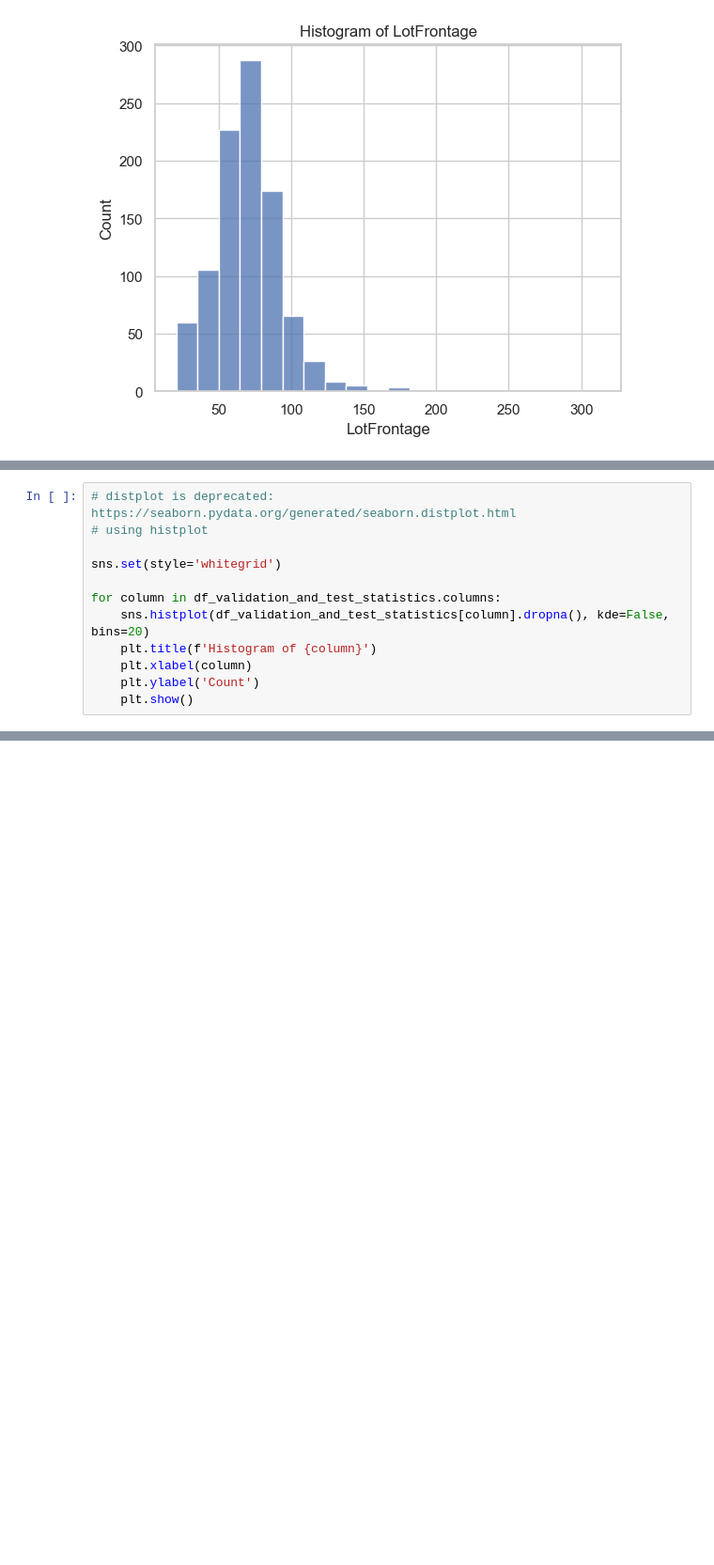
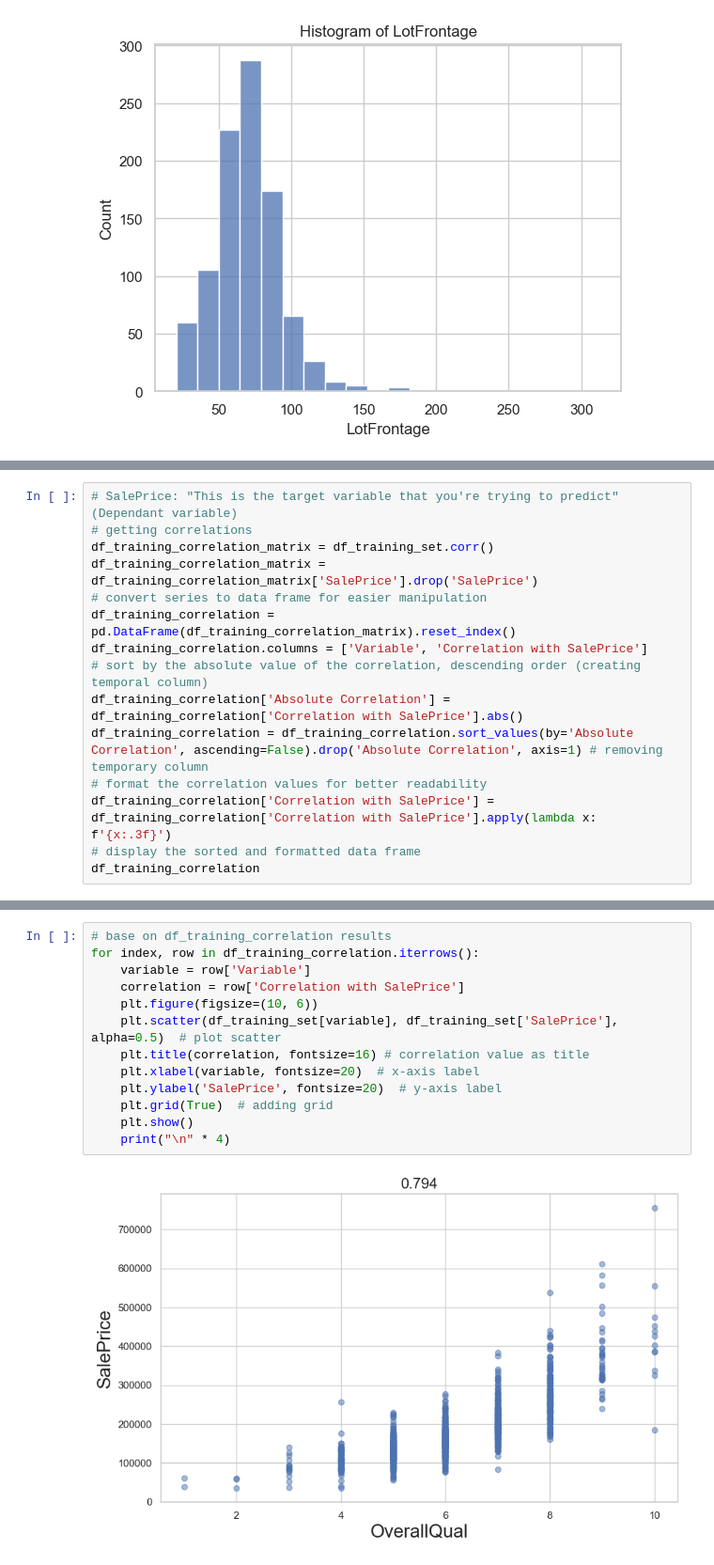
Before and after one commit to yosefmarr/python-project-1, a Jupyter notebook: project.ipynb, the cells around one changed output, grey strips where cells are left out. Shown: that part at 94% size. Drawn from its saved outputs; the diff is of its cells as text; blank space fills up the shorter version.

Commit message:
feat: correlation for datasets

```diff
--- a/project.ipynb
+++ b/project.ipynb
@@ -101,12 +82,0 @@ df_validation_and_test_statistics
-# %%
-# distplot is deprecated: https://seaborn.pydata.org/generated/seaborn.distplot.html
-# using histplot
-
-sns.set(style='whitegrid')
-
-for column in df_validation_and_test_statistics.columns:
-    sns.histplot(df_validation_and_test_statistics[column].dropna(), kde=False, bins=20)
-    plt.title(f'Histogram of {column}')
-    plt.xlabel(column)
-    plt.ylabel('Count')
-    plt.show()
@@ -118,0 +85,15 @@ for column in df_validation_and_test_statistics.columns:
+# %%
+# SalePrice: "This is the target variable that you're trying to predict" (Dependant variable)
+# getting correlations
+df_training_correlation_matrix = df_training_set.corr()
+df_training_correlation_matrix = df_training_correlation_matrix['SalePrice'].drop('SalePrice')
+# convert series to data frame for easier manipulation
+df_training_correlation = pd.DataFrame(df_training_correlation_matrix).reset_index()
+df_training_correlation.columns = ['Variable', 'Correlation with SalePrice']
+# sort by the absolute value of the correlation, descending order (creating temporal column)
+df_training_correlation['Absolute Correlation'] = df_training_correlation['Correlation with SalePrice'].abs()
+df_training_correlation = df_training_correlation.sort_values(by='Absolute Correlation', ascending=False).drop('Absolute Correlation', axis=1) # removing temporary column
+# format the correlation values for better readability
+df_training_correlation['Correlation with SalePrice'] = df_training_correlation['Correlation with SalePrice'].apply(lambda x: f'{x:.3f}')
+# display the sorted and formatted data frame
+df_training_correlation
@@ -118,0 +107,15 @@ for column in df_validation_and_test_statistics.columns:
+# %%
+# base on df_training_correlation results
+for index, row in df_training_correlation.iterrows():
+    variable = row['Variable']
+    correlation = row['Correlation with SalePrice']
+    plt.figure(figsize=(10, 6))
+    plt.scatter(df_training_set[variable], df_training_set['SalePrice'], alpha=0.5)  # plot scatter
+    plt.title(correlation, fontsize=16) # correlation value as title
+    plt.xlabel(variable, fontsize=20)  # x-axis label
+    plt.ylabel('SalePrice', fontsize=20)  # y-axis label
+    plt.grid(True)  # adding grid
+    plt.show()
+    print("\n" * 4)
+# %% [output]
+[figure, added]
```
Also changed, not shown: parts of 8 cells of this notebook.
